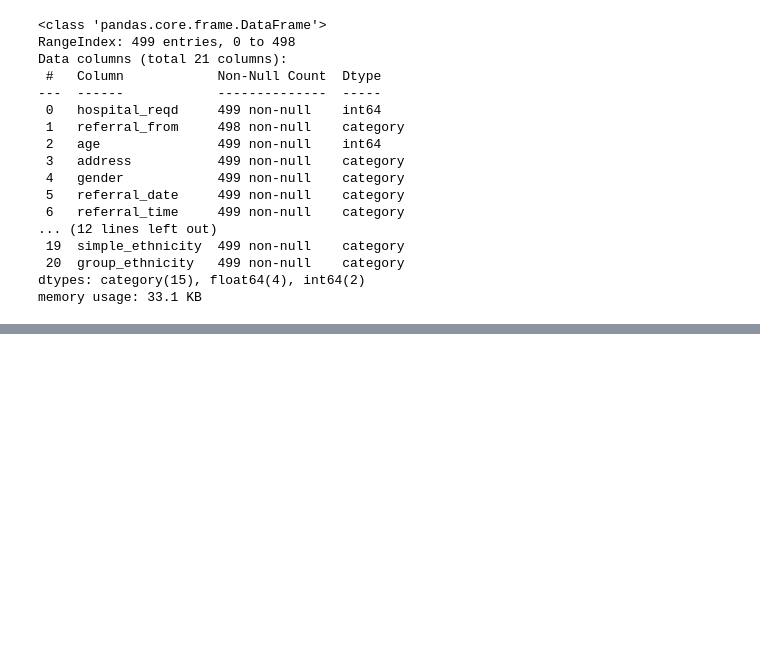
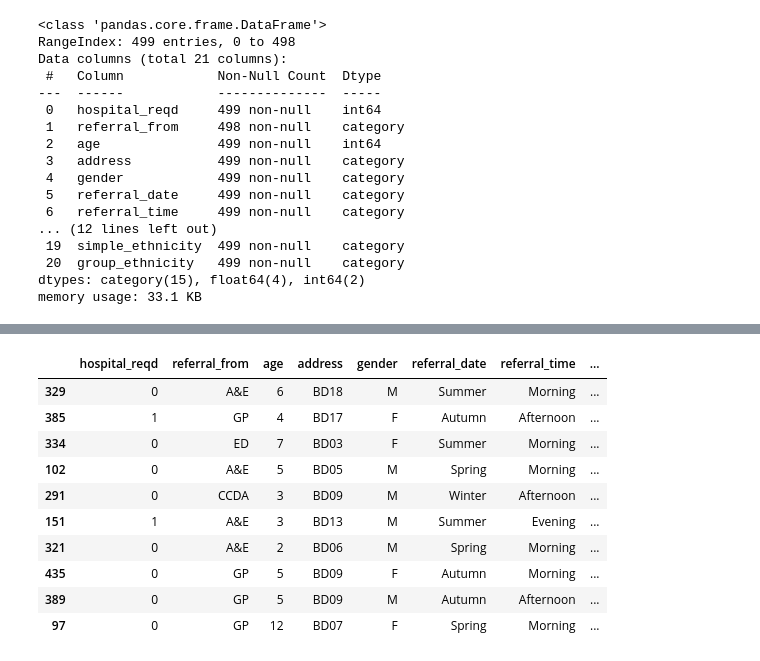
Before and after one commit to btcooper22/ace_project, a Jupyter notebook: data_prep/basic_data_prep.ipynb, the cells around one changed output, grey strips where cells are left out. Cells and saved outputs as stored; diff of their text form; code cells hidden in the pictures; blank space fills up the shorter version.

```diff
--- a/exploration/exp_data_prep.ipynb
+++ b/data_prep/basic_data_prep.ipynb
@@ -206,48 +208,6 @@ meets_ace_criteria = ((ace_data.ox_sat_low == "N") &
 
 ace_data.loc[meets_ace_criteria, "meets_ace_criteria"] = "Y"
 ace_data["meets_ace_criteria"] = ace_data.meets_ace_criteria.astype("category")
-# %%
-# apls_heart_rate_cat feature: as per physiological parameters guide
-
-ace_data["apls_heart_rate_cat"] = "normal"
-
-def set_apls_heart_rate(age_range, hr_range):
-    age_mask = ((ace_data.age >= age_range[0]) &
-                (ace_data.age < age_range[1]))
-    low_mask = age_mask & (ace_data.heart_rate < hr_range[0])
-    high_mask = age_mask & (ace_data.heart_rate > hr_range[1])
-    ace_data.loc[low_mask, "apls_heart_rate_cat"] = "low"
-    ace_data.loc[high_mask, "apls_heart_rate_cat"] = "high"
-
-set_apls_heart_rate(age_range=(0,2), hr_range=(100, 160))
-set_apls_heart_rate(age_range=(2,3), hr_range=(100, 150))
-set_apls_heart_rate(age_range=(3,4), hr_range=(90, 140))
-set_apls_heart_rate(age_range=(4,6), hr_range=(80, 135))
-set_apls_heart_rate(age_range=(6,8), hr_range=(80, 130))
-set_apls_heart_rate(age_range=(8,12), hr_range=(70, 120))
-set_apls_heart_rate(age_range=(12,14), hr_range=(65, 115))
-set_apls_heart_rate(age_range=(14,18), hr_range=(60, 110))
-
-ace_data["apls_heart_rate_cat"] = ace_data.apls_heart_rate_cat.astype("category")
-# %%
-# apls_resp_rate_cat feature: as per physiological parameters guide
-
-ace_data["apls_resp_rate_cat"] = "normal"
-
-def set_apls_resp_rate(age_range, rr_range):
-    age_mask = ((ace_data.age >= age_range[0]) &
-                (ace_data.age < age_range[1]))
-    low_mask = age_mask & (ace_data.resp_rate < rr_range[0])
-    high_mask = age_mask & (ace_data.resp_rate > rr_range[1])
-    ace_data.loc[low_mask, "apls_resp_rate_cat"] = "low"
-    ace_data.loc[high_mask, "apls_resp_rate_cat"] = "high"
-
-set_apls_resp_rate(age_range=(0,2), rr_range=(20, 40))
-set_apls_resp_rate(age_range=(2,8), rr_range=(20, 30))
-set_apls_resp_rate(age_range=(8,12), rr_range=(15, 25))
-set_apls_resp_rate(age_range=(12,18), rr_range=(12, 24))
-
-ace_data["apls_resp_rate_cat"] = ace_data.apls_resp_rate_cat.astype("category")
 # %%
 # pickle data
 ace_data.to_pickle("../data/ace_data_extra_feats.pkl")
@@ -273,2 +233,16 @@ Data columns (total 28 columns):
 dtypes: category(22), float64(4), int64(2)
 memory usage: 37.3 KB
+# %%
+ace_data.sample(10)
+# %% [output]
+|  | hospital_reqd | referral_from | age | address | gender | referral_date | referral_time | ... |
+| 329 | 0 | A&E | 6 | BD18 | M | Summer | Morning | ... |
+| 385 | 1 | GP | 4 | BD17 | F | Autumn | Afternoon | ... |
+| 334 | 0 | ED | 7 | BD03 | F | Summer | Morning | ... |
+| 102 | 0 | A&E | 5 | BD05 | M | Spring | Morning | ... |
+| 291 | 0 | CCDA | 3 | BD09 | M | Winter | Afternoon | ... |
+| 151 | 1 | A&E | 3 | BD13 | M | Summer | Evening | ... |
+| 321 | 0 | A&E | 2 | BD06 | M | Spring | Morning | ... |
+| 435 | 0 | GP | 5 | BD09 | F | Autumn | Morning | ... |
+| 389 | 0 | GP | 5 | BD09 | M | Autumn | Afternoon | ... |
+| 97 | 0 | GP | 12 | BD07 | F | Spring | Morning | ... |
```
Also changed, not shown: parts of 10 cells of this notebook, 5 other files.
